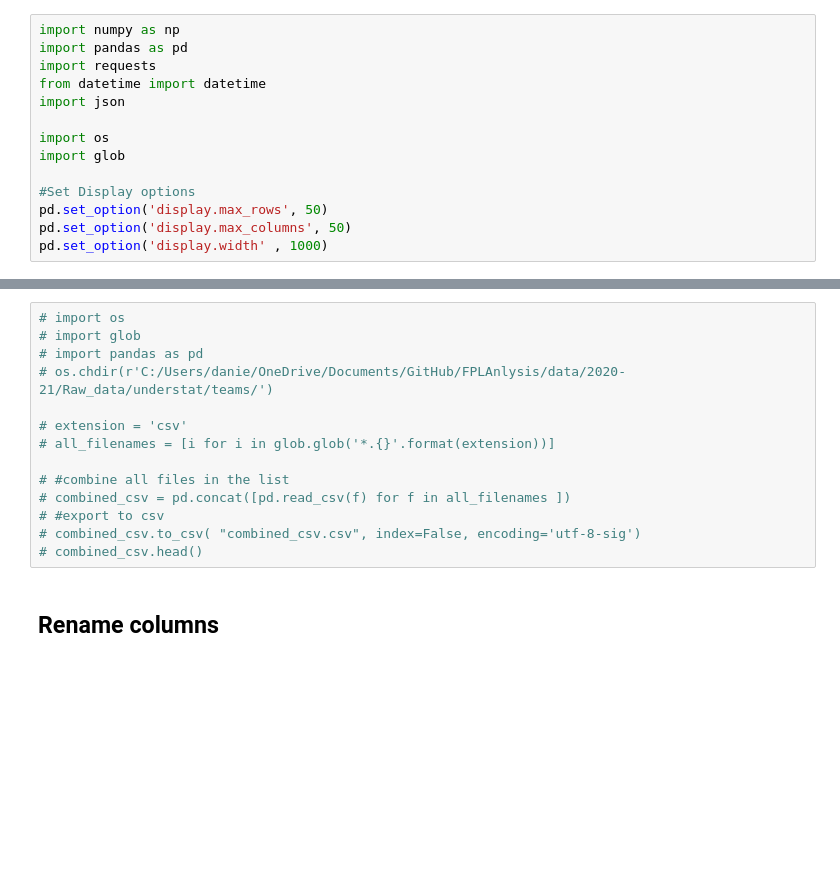
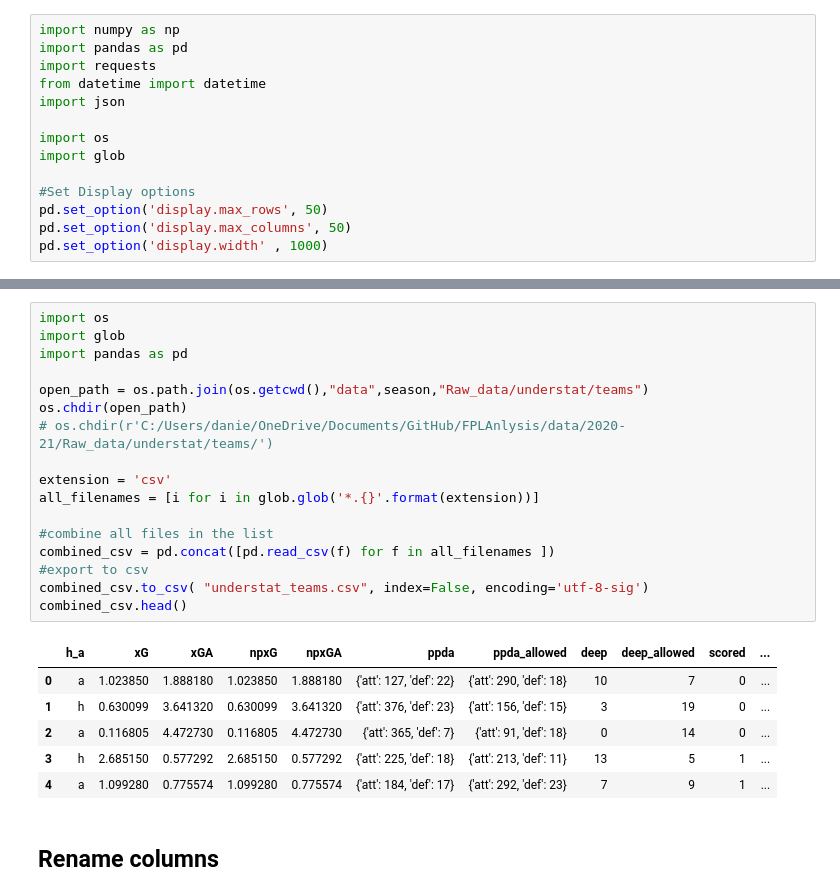
Before and after one commit to DanielSaetre/FPLAnlysis, a Jupyter notebook: 2_FPL_clean_data.ipynb, the cells around one changed output, grey strips where cells are left out. Drawn from its saved outputs; the diff is of its cells as text; blank space fills up the shorter version.

```diff
--- a/2_FPL_clean_data.ipynb
+++ b/2_FPL_clean_data.ipynb
@@ -30,17 +43,27 @@ player_future_fixture = pd.read_csv(r'./data/' + season + '/Raw_data/player_futu
 # %%
-# import os
-# import glob
-# import pandas as pd
+import os
+import glob
+import pandas as pd
+
+open_path = os.path.join(os.getcwd(),"data",season,"Raw_data/understat/teams")
+os.chdir(open_path)
 # os.chdir(r'C:/Users/danie/OneDrive/Documents/GitHub/FPLAnlysis/data/2020-21/Raw_data/understat/teams/')
 
-# extension = 'csv'
-# all_filenames = [i for i in glob.glob('*.{}'.format(extension))]
+extension = 'csv'
+all_filenames = [i for i in glob.glob('*.{}'.format(extension))]
 
-# #combine all files in the list
-# combined_csv = pd.concat([pd.read_csv(f) for f in all_filenames ])
-# #export to csv
-# combined_csv.to_csv( "combined_csv.csv", index=False, encoding='utf-8-sig')
-# combined_csv.head()
+#combine all files in the list
+combined_csv = pd.concat([pd.read_csv(f) for f in all_filenames ])
+#export to csv
+combined_csv.to_csv( "understat_teams.csv", index=False, encoding='utf-8-sig')
+combined_csv.head()
+# %% [output]
+|  | h_a | xG | xGA | npxG | npxGA | ppda | ppda_allowed | deep | deep_allowed | scored | ... |
+| 0 | a | 1.023850 | 1.888180 | 1.023850 | 1.888180 | {'att': 127, 'def': 22} | {'att': 290, 'def': 18} | 10 | 7 | 0 | ... |
+| 1 | h | 0.630099 | 3.641320 | 0.630099 | 3.641320 | {'att': 376, 'def': 23} | {'att': 156, 'def': 15} | 3 | 19 | 0 | ... |
+| 2 | a | 0.116805 | 4.472730 | 0.116805 | 4.472730 | {'att': 365, 'def': 7} | {'att': 91, 'def': 18} | 0 | 14 | 0 | ... |
+| 3 | h | 2.685150 | 0.577292 | 2.685150 | 0.577292 | {'att': 225, 'def': 18} | {'att': 213, 'def': 11} | 13 | 5 | 1 | ... |
+| 4 | a | 1.099280 | 0.775574 | 1.099280 | 0.775574 | {'att': 184, 'def': 17} | {'att': 292, 'def': 23} | 7 | 9 | 1 | ... |
 # %% [markdown]
 ## Rename columns
 # %%
```
Also changed, not shown: parts of 6 cells of this notebook, 40 other files.
